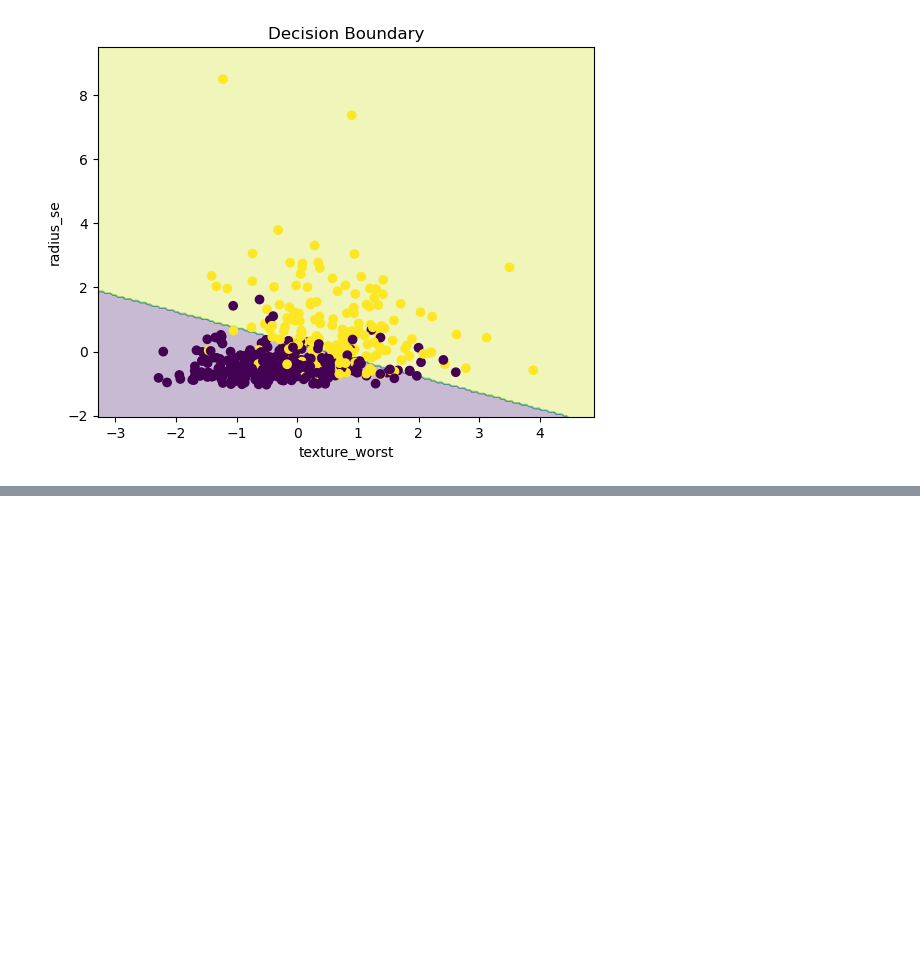
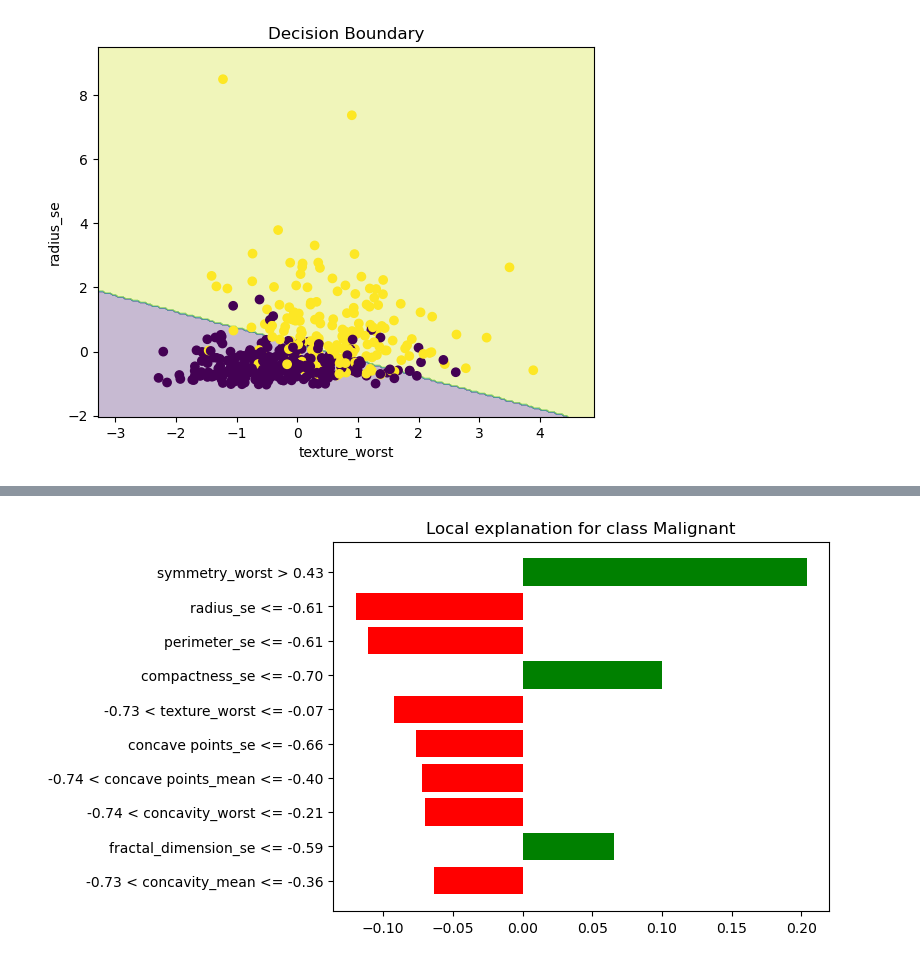
Before and after one commit to dishayayyy/interpretable-models, a Jupyter notebook: logistic.ipynb, the cells around one changed output, grey strips where cells are left out. Saved outputs shown, nothing was run; the diff lists cells and outputs as text; code cells hidden in the pictures; blank space fills up the shorter version.

```diff
--- a/logistic.ipynb
+++ b/logistic.ipynb
@@ -199,0 +265,17 @@ plt.show()
+# %%
+import numpy as np
+
+random_index = np.random.randint(0, X_test_scaled.shape[0])
+
+instance = X_test_scaled[random_index]
+# %%
+exp = explainer.explain_instance(
+    instance,
+    model.predict_proba,
+    num_features=10
+)
+# %%
+fig = exp.as_pyplot_figure()
+plt.show()
+# %% [output]
+[figure, added]
```
Also changed, not shown: parts of 13 cells of this notebook.
